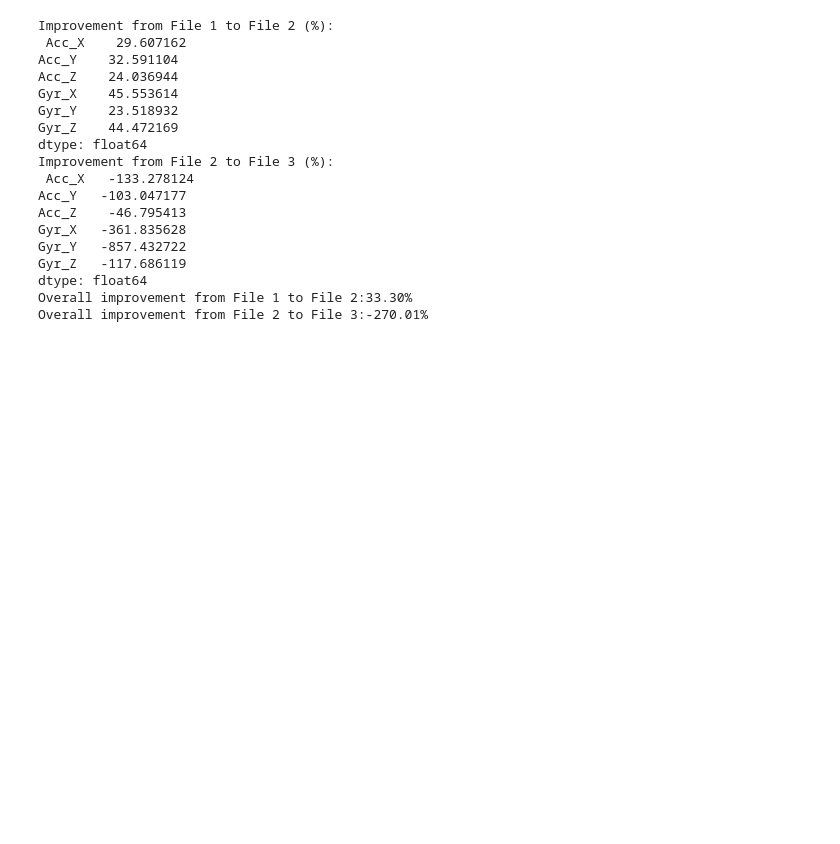
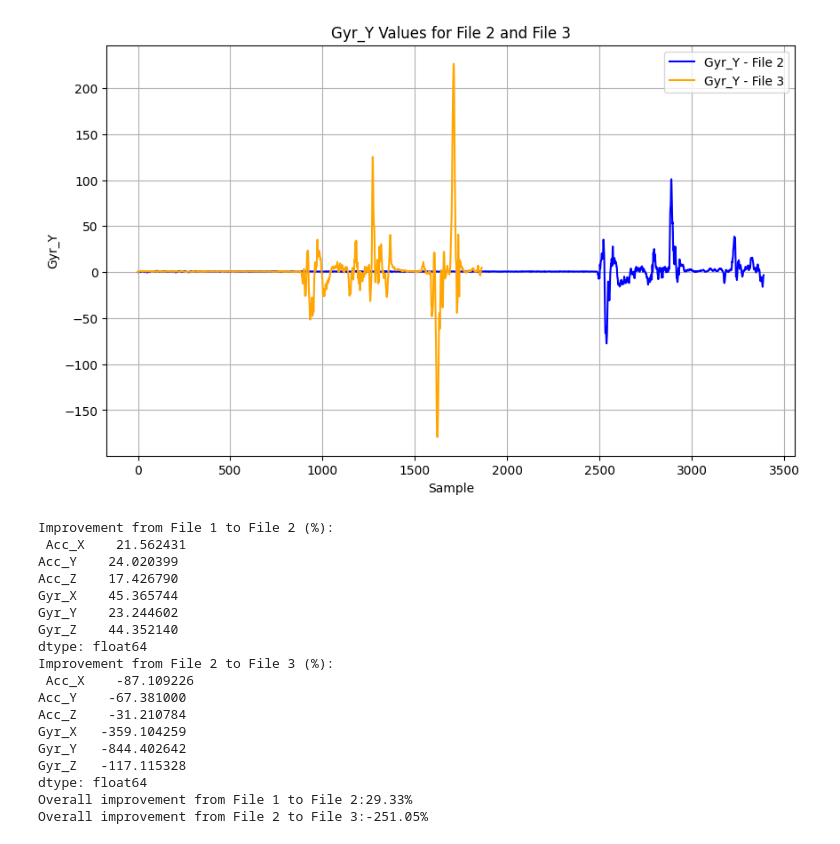
Before and after one commit to LukeBGC/VIP-Code, a Jupyter notebook: MLMTest.ipynb, the cells around one changed output. Drawn from its saved outputs; the diff is of its cells as text; code cells hidden in the pictures; blank space fills up the shorter version.

Commit message:
plots and fixes

```diff
--- a/MLMTest.ipynb
+++ b/MLMTest.ipynb
@@ -1,10 +1,31 @@
 # %%
 import pandas as pd
+import matplotlib.pyplot as plt
 
 # Load multiple CSV files
-file_1 = 'IMU Exported Data\Drink Task\Trial 1\A_D422CD00606D_20240314_113325.csv'
-file_2 = 'IMU Exported Data\Drink Task\Trial 2\A_D422CD00606D_20240314_114057.csv'
-file_3 = 'IMU Exported Data\Drink Task\Trial 3\A_D422CD00606D_20240314_114443.csv'
+file_1 = r'IMU Exported Data\Drink Task\Trial 1\A_D422CD00606D_20240314_113325.csv'
+file_2 = r'IMU Exported Data\Drink Task\Trial 2\A_D422CD00606D_20240314_114057.csv'
+file_3 = r'IMU Exported Data\Drink Task\Trial 3\A_D422CD00606D_20240314_114443.csv'
+
+# Function to load and extract the Gyr_Y column
+def load_gyr_y(file_path):
+    data = pd.read_csv(file_path, skiprows=7)
+    return data['Gyr_Y']
+
+# Load Gyr_Y values for file 2 and 3
+gyr_y_file_2 = load_gyr_y(file_2)
+gyr_y_file_3 = load_gyr_y(file_3)
+
+# Plot Gyr_Y for both files
+plt.figure(figsize=(10, 6))
+plt.plot(gyr_y_file_2, label='Gyr_Y - File 2', color='blue')
+plt.plot(gyr_y_file_3, label='Gyr_Y - File 3', color='orange')
+plt.xlabel('Sample')
+plt.ylabel('Gyr_Y')
+plt.title('Gyr_Y Values for File 2 and File 3')
+plt.legend()
+plt.grid(True)
+plt.show()
 
 # Define a function to load and calculate variance for relevant columns
 def load_and_process(file_path):
@@ -16,50 +37,51 @@ def load_and_process(file_path):
     features = data[relevant_columns]
 
     # Calculate variance (as a measure of smoothness)
     variances = features.var()
 
     return variances
 
 # Process each CSV file
 variances_1 = load_and_process(file_1)  # Baseline
 variances_2 = load_and_process(file_2)
 variances_3 = load_and_process(file_3)
 
 # Calculate improvement from File 1 (baseline) to File 2 and File 3
 def calculate_improvement(baseline, current):
     improvement = (baseline - current) / baseline * 100
     return improvement
 
 # Calculate improvement for File 2 and File 3 compared to File 1
-improvement_2 = calculate_improvement(variances_1, variances_2)
-improvement_3 = calculate_improvement(variances_2, variances_3)
+improvement_2 = calculate_improvement(variances_1 + 1, variances_2 + 1)
+improvement_3 = calculate_improvement(variances_2 + 1, variances_3 + 1)
 
 # Print results
 print("Improvement from File 1 to File 2 (%):\n", improvement_2)
 print("Improvement from File 2 to File 3 (%):\n", improvement_3)
 
 # Optionally, calculate overall improvement (mean percentage improvement across all axes)
 overall_improvement_2 = improvement_2.mean()
 overall_improvement_3 = improvement_3.mean()
 
 print(f"Overall improvement from File 1 to File 2:{overall_improvement_2:.2f}%")
 print(f"Overall improvement from File 2 to File 3:{overall_improvement_3:.2f}%")
 # %% [output]
+[figure, added]
 Improvement from File 1 to File 2 (%):
- Acc_X    29.607162
-Acc_Y    32.591104
-Acc_Z    24.036944
-Gyr_X    45.553614
-Gyr_Y    23.518932
-Gyr_Z    44.472169
+ Acc_X    21.562431
+Acc_Y    24.020399
+Acc_Z    17.426790
+Gyr_X    45.365744
+Gyr_Y    23.244602
+Gyr_Z    44.352140
 dtype: float64
 Improvement from File 2 to File 3 (%):
- Acc_X   -133.278124
-Acc_Y   -103.047177
-Acc_Z    -46.795413
-Gyr_X   -361.835628
-Gyr_Y   -857.432722
-Gyr_Z   -117.686119
+ Acc_X    -87.109226
+Acc_Y    -67.381000
+Acc_Z    -31.210784
+Gyr_X   -359.104259
+Gyr_Y   -844.402642
+Gyr_Z   -117.115328
 dtype: float64
-Overall improvement from File 1 to File 2:33.30%
-Overall improvement from File 2 to File 3:-270.01%
+Overall improvement from File 1 to File 2:29.33%
+Overall improvement from File 2 to File 3:-251.05%
```
Also changed, not shown: 5 other files.
